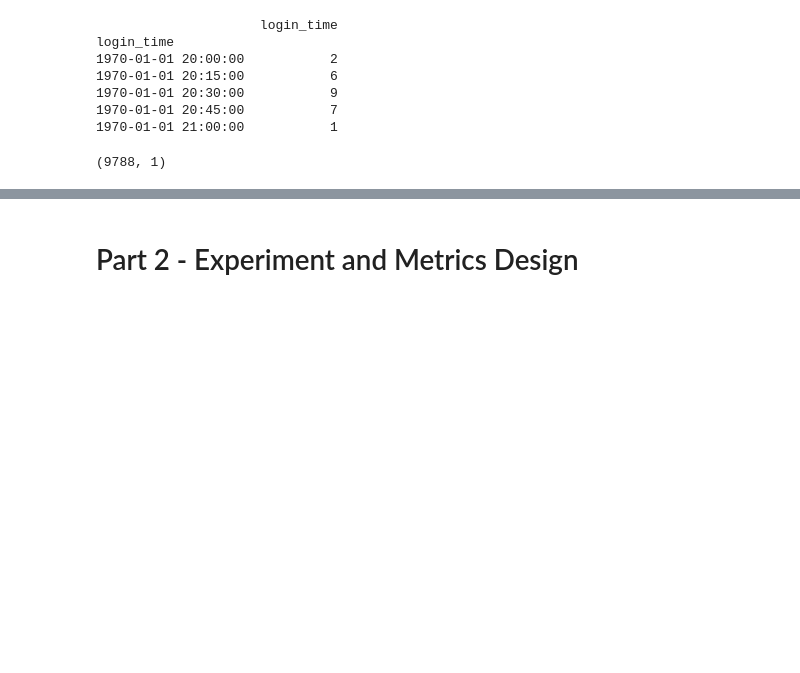
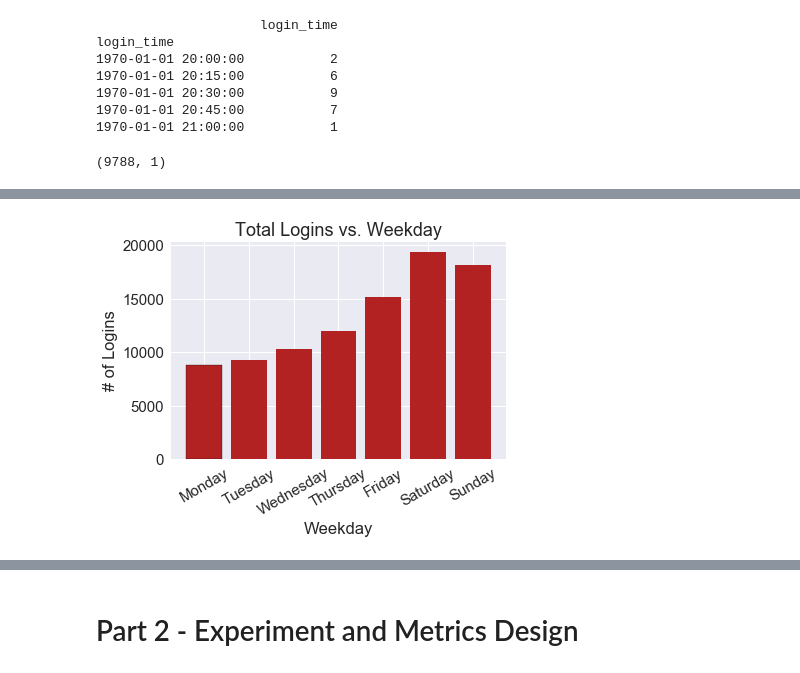
Before and after one commit to emenriquez/Springboard-Coursework, a Jupyter notebook: Take Home Challenge 1 - Ultimate Technologies/Ultimate Solutions.ipynb, the cells around one changed output, grey strips where cells are left out. Drawn from its saved outputs; the diff is of its cells as text; code cells hidden in the pictures; blank space fills up the shorter version.

```diff
--- a/Take Home Challenge 1 - Ultimate Technologies/Ultimate Solutions.ipynb
+++ b/Take Home Challenge 1 - Ultimate Technologies/Ultimate Solutions.ipynb
@@ -128,0 +129,12 @@ plt.show()
+# %%
+# Plot logins vs. Weekday
+daily_counts = [counts[counts.login_time.index.weekday == x].login_time.sum() for x in range(7)]
+
+plt.bar(range(7), daily_counts, facecolor='firebrick', edgecolor='k')
+plt.title('Total Logins vs. Weekday')
+plt.ylabel('# of Logins')
+plt.xlabel('Weekday')
+plt.xticks(range(7), ['Monday', 'Tuesday', 'Wednesday', 'Thursday', 'Friday', 'Saturday', 'Sunday'], rotation=30)
+plt.show()
+# %% [output]
+[figure, added]
```
Also changed, not shown: parts of 9 cells of this notebook.
